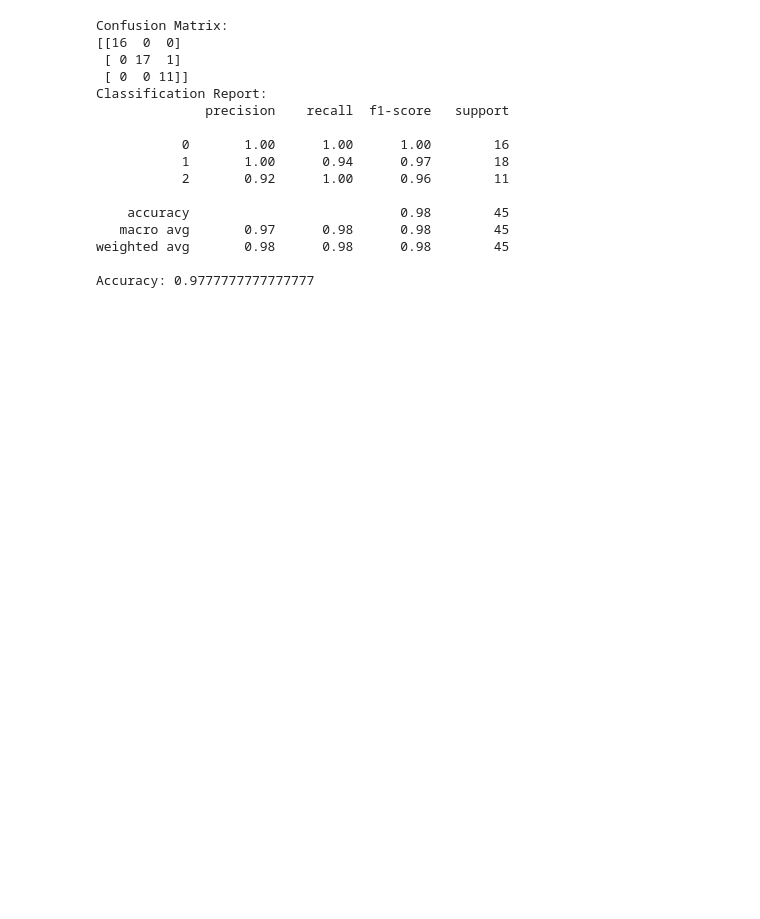
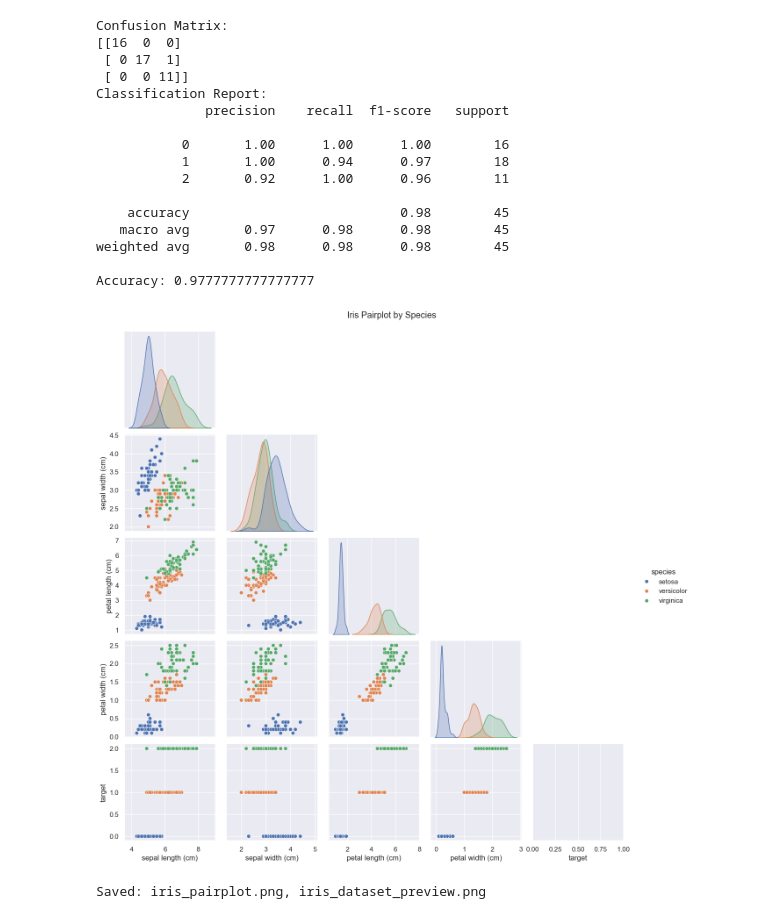
Before and after one commit to ruturaj-018/Machine-learning-blueprints, a Jupyter notebook: 04-Naive-Bayes/Naive_bayes.ipynb, the cells around one changed output. Saved outputs shown, nothing was run; the diff lists cells and outputs as text; code cells hidden in the pictures; blank space fills up the shorter version.

Commit message:
Update Naive Bayes notebook and add dataset preview + pairplot

```diff
--- a/04-Naive-Bayes/Naive_bayes.ipynb
+++ b/04-Naive-Bayes/Naive_bayes.ipynb
@@ -60,3 +65,24 @@ Classification Report:
 weighted avg       0.98      0.98      0.98        45
 
 Accuracy: 0.9777777777777777
+# %%
+df["species"] = pd.Categorical.from_codes(iris.target, iris.target_names)
+# %%
+sns.set_theme()
+pair = sns.pairplot(df, hue="species", diag_kind="kde", corner=True)
+pair.fig.suptitle("Iris Pairplot by Species", y=1.02)
+pair.savefig("iris_pairplot.png", dpi=300)
+# %% [output]
+[figure, added]
+# %%
+plt.figure(figsize=(6,4))
+ax = sns.countplot(x="species", data=df)
+ax.set_title("Iris Dataset — Class Distribution")
+ax.set_xlabel("Species"); ax.set_ylabel("Count")
+plt.tight_layout()
+plt.savefig("iris_dataset_preview.png", dpi=300)
+plt.close()
+
+print("Saved: iris_pairplot.png, iris_dataset_preview.png")
+# %% [output]
+Saved: iris_pairplot.png, iris_dataset_preview.png
```
Also changed, not shown: parts of 2 cells of this notebook.
